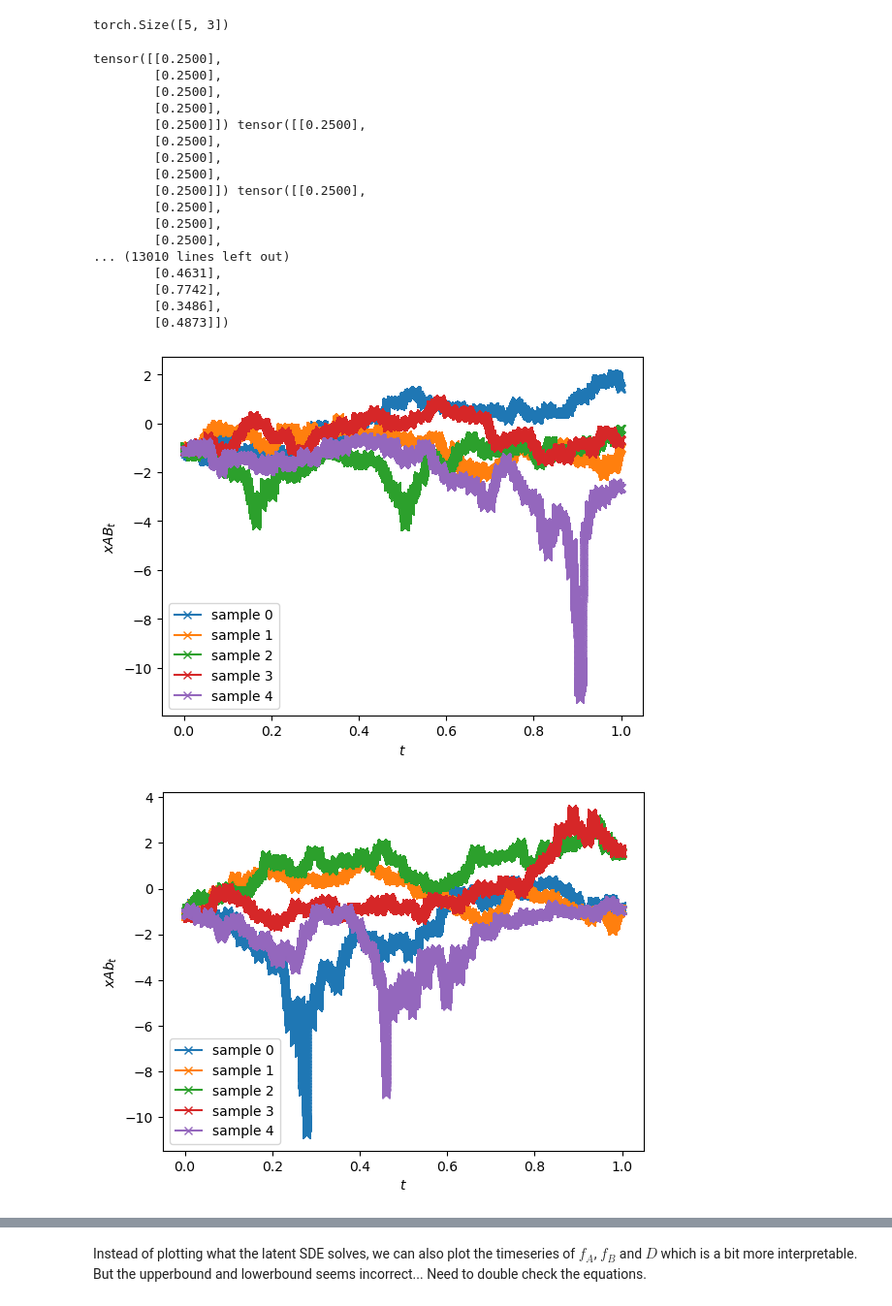
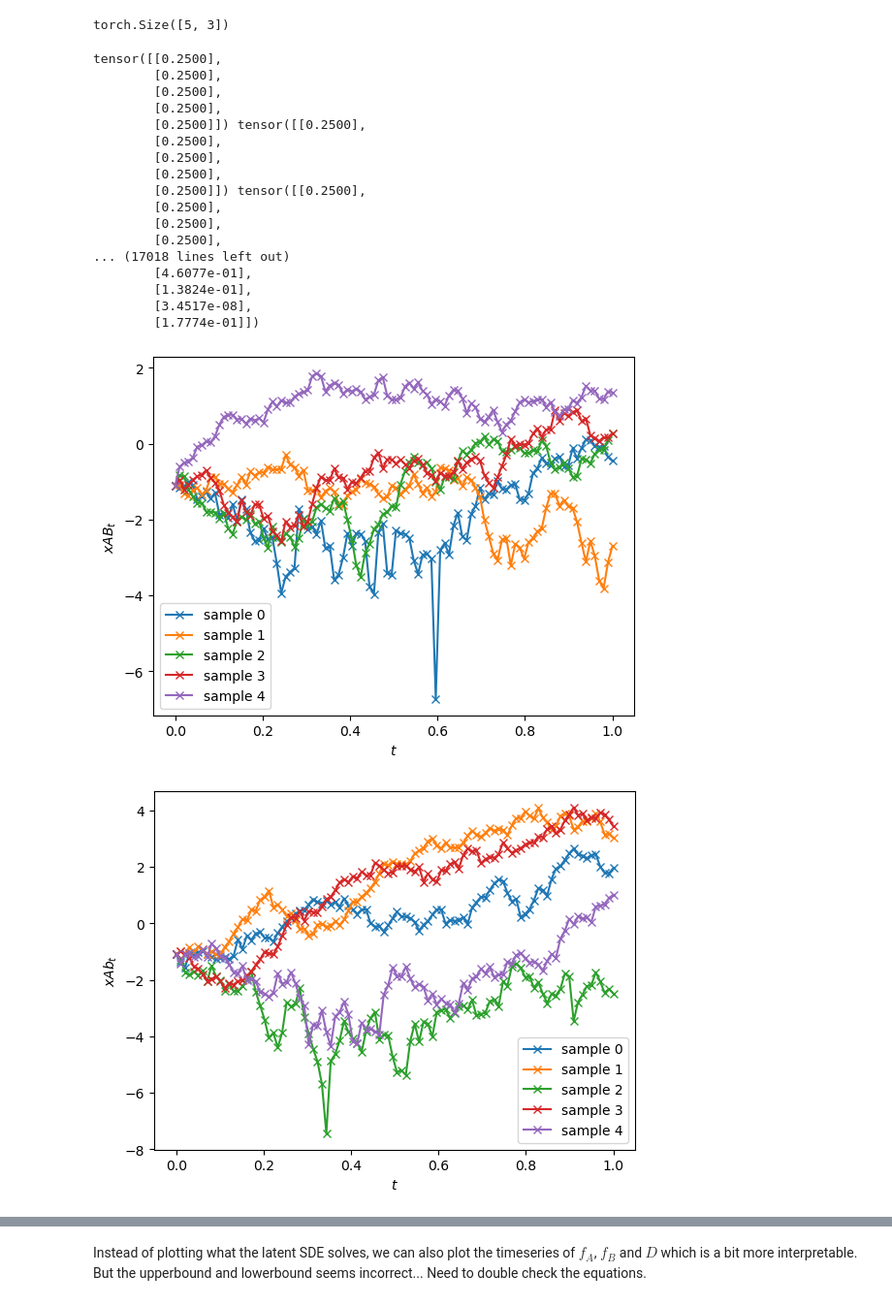
Before and after one commit to jiseonmin/torchsde, a Jupyter notebook: allele_freq_diffusion/demo.ipynb, the cells around one changed output, grey strips where cells are left out. Shown at 97% size. Saved outputs shown, nothing was run; the diff lists cells and outputs as text; code cells hidden in the pictures.

```diff
--- a/allele_freq_diffusion/demo.ipynb
+++ b/allele_freq_diffusion/demo.ipynb
@@ -65,7 +65,7 @@ class SDE(nn.Module):
         # assume beta1 = beta-1 --> contribution of forward and backward mutations cancel out each other.
 
     def f(self, t, y):
-        return self.alpha * t + torch.zeros_like(y) # this is selection term (initially Ns = 0.1)
+        return self.alpha + torch.zeros_like(y) # this is selection term (initially Ns = 0.1)
         # return torch.sin(t) + self.theta * y
 
     def g(self, t, y):
@@ -246,82 +246,96 @@ class SDE2locus(nn.Module):
         self.theta = nn.Parameter(torch.tensor(0.1), requires_grad=False)  # Scalar parameter.
         self.noise_type = "general"
         self.sde_type = "ito"
-        self.alpha1 = -0.
+        self.alpha1 = -0.01
         self.alpha2 = 0.
-        self.beta1 = 0. # assume one way mutation from a to A
+        self.beta1 = 0.001 # assume one way mutation from a to A
+        self.beta2 = 0.001
         self.gamma = 0.02
 
 
     def h(self, t, y):
-        xAB, xAb, xaB = torch.split(y, split_size_or_sections=(1, 1, 1), dim=1)
+        xAB, xAb, xaB, xab = torch.split(y, split_size_or_sections=(1, 1, 1, 1), dim=1)
 
         fAB = torch.exp(xAB) / (1 + torch.exp(xAB))
         fAb = torch.exp(xAb) / (1 + torch.exp(xAb))
         faB = torch.exp(xaB) / (1 + torch.exp(xaB))
-        fab = 1 - fAB - fAb - faB
+        fab = torch.exp(xab) / (1 + torch.exp(xab))
+        fsum = fAB + fAb + faB + fab
+        fAB = fAB / fsum
+        fAb = fAb / fsum
+        faB = faB / fsum
+        fab = fab / fsum
 
 
-        D = fAB * (1 - fAB - fAb - faB) - fAb * faB
-        hAB = self.alpha1 + self.alpha2 + (self.beta1 * faB - self.gamma * D) * (1 + torch.exp(xAB)) ** 2 / torch.exp(xAB)
-        hAb = self.alpha1 + (self.beta1 * fab + self.gamma * D) * (1 + torch.exp(xAb)) ** 2 / torch.exp(xAb)
-        haB = self.alpha2 + (-self.beta1 * faB + self.gamma * D) * (1 + torch.exp(xaB)) ** 2 / torch.exp(xaB)
-        print(fAB, fAb, faB)
-        return torch.cat([hAB, hAb, haB], dim=1)
+        D = fAB * fab - fAb * faB
+        hAB = self.alpha1 + self.alpha2 + (self.beta1 * faB + self.beta2 * fAb - self.gamma * D) / fAB / (fAb+faB+fab)
+        hAb = self.alpha1 + (self.beta1 * fab - self.beta2 * fAb + self.gamma * D) / fAb / (fAB+faB+fab)
+        haB = self.alpha2 + (-self.beta1 * faB + self.beta2 * fab + self.gamma * D) / faB / (fAB+fAb+fab)
+        hab = (-self.beta1 * fab - self.beta2 * fab - self.gamma * D) / fab / (fAB+fAb+faB)
+        print(fAB, fAb, faB, fab)
+        return torch.cat([hAB, hAb, haB, hab], dim=1)
 
     def g(self, t, y):
         # Adding similar regularizing factor to keep y's from exploding and keeping D positive definite.
 
-        xAB, xAb, xaB = torch.split(y, split_size_or_sections=(1, 1, 1), dim=1)
+        xAB, xAb, xaB, xab = torch.split(y, split_size_or_sections=(1, 1, 1, 1), dim=1)
         fAB = torch.exp(xAB) / (1 + torch.exp(xAB))
         fAb = torch.exp(xAb) / (1 + torch.exp(xAb))
         faB = torch.exp(xaB) / (1 + torch.exp(xaB))
-        fab = 1 - fAB - fAb - faB
+        fab = torch.exp(xaB) / (1 + torch.exp(xaB))
+        fsum = fAB + fAb + faB + fab
+        fAB = fAB / fsum
+        fAb = fAb / fsum
+        faB = faB / fsum
+        fab = fab / fsum
 
-        diagAB = fAB * 1 / (1 + torch.exp(xAB)) * torch.sigmoid(10*(-xAB+10)) * torch.sigmoid(10*(xAB+10))
-        diagAb = fAb * 1 / (1 + torch.exp(xAb)) * torch.sigmoid(10*(-xAb+10)) * torch.sigmoid(10*(xAb+10))
-        diagaB = faB * 1 / (1 + torch.exp(xaB)) * torch.sigmoid(10*(-xaB+10)) * torch.sigmoid(10*(xaB+10))
-        D_matrix = torch.cat([torch.cat([diagAB, -2*fAB*fAb, -2* fAB*faB],dim=1),
-        torch.cat([torch.zeros_like(fAB), diagAb, -2 * fAb*faB],dim=1),
-        torch.cat([torch.zeros_like(fAB), torch.zeros_like(fAB), diagaB],dim=1)],dim=1)
-        D_matrix = D_matrix.reshape(fAB.shape[0],3,3)
+        diagAB = fAB * (fAb + faB + fab) * torch.sigmoid(10*(-xAB+10)) * torch.sigmoid(10*(xAB+10))
+        diagAb = fAb * (fAB + faB + fab) * torch.sigmoid(10*(-xAb+10)) * torch.sigmoid(10*(xAb+10))
+        diagaB = faB * (fAB + fAb + faB) * torch.sigmoid(10*(-xaB+10)) * torch.sigmoid(10*(xaB+10))
+        diagab = fab * (fAB + fAb + faB) * torch.sigmoid(10*(-xab+10)) * torch.sigmoid(10*(xab+10))
+        D_matrix = torch.cat([torch.cat([diagAB, -2*fAB*fAb, -2*fAB*faB, -2*fAB*fab],dim=1),
+        torch.cat([torch.zeros_like(fAB), diagAb, -2*fAb*faB, -2*fAb*fab],dim=1),
+        torch.cat([torch.zeros_like(fAB), torch.zeros_like(fAB), diagaB, -2*faB*fab],dim=1),
+        torch.cat([torch.zeros_like(fAB), torch.zeros_like(fAB), torch.zeros_like(fAB), diagab],dim=1)],dim=1)
+        D_matrix = D_matrix.reshape(fAB.shape[0],4,4)
         sigma = torch.linalg.cholesky(D_matrix)
 
         # gAB = 2 * torch.cosh(0.5 * xAB)
         # gAb = 2 * torch.cosh(0.5 * xAb)
         # gaB = 2 * torch.cosh(0.5 * xaB)
-        gs = torch.diag_embed(torch.cat([1/fAB/(1-fAB),1/fAb/(1-fAb),1/faB/(1-faB)], dim=1))*sigma
+        gs = torch.diag_embed(torch.cat([1/fAB/(fAb+faB+fab),
+        1/fAb/(fAB+faB+fab),1/faB/(fAB+fAb+fab),1/fab/(fAB+fAb+faB)], dim=1))*sigma
         return gs
 
 sde_new_name = SDE2locus()
 
-batch_size, state_size, t_size = 5, 3, 70000
-sde = SDE()
+batch_size, state_size, t_size = 5, 4, 100
 ts = torch.linspace(0, 1, t_size)
 y0 = torch.full(size=(batch_size, state_size), fill_value=torch.log(torch.tensor(0.25/0.75)))
 
 with torch.no_grad():
     # Supply a dictionary to the argument `names`.
     ys = torchsde.sdeint(sde_new_name, y0, ts, method='euler', names={'drift': 'h'})
 plot(ts, ys[:,:,0], xlabel='$t$', ylabel='$xAB_t$')
 plot(ts, ys[:,:,1], xlabel='$t$', ylabel='$xAb_t$')
 plot(ts, ys[:,:,2], xlabel='$t$', ylabel='$xaB_t$')
 # %% [output]
 tensor([[0.2500],
         [0.2500],
         [0.2500],
         [0.2500],
         [0.2500]]) tensor([[0.2500],
         [0.2500],
         [0.2500],
         [0.2500],
         [0.2500]]) tensor([[0.2500],
         [0.2500],
         [0.2500],
         [0.2500],
-... (13010 lines left out)
-        [0.4631],
-        [0.7742],
-        [0.3486],
-        [0.4873]])
+... (17018 lines left out)
+        [4.6077e-01],
+        [1.3824e-01],
+        [3.4517e-08],
+        [1.7774e-01]])
-[figure, old version]
+[figure, new version]
-[figure, old version]
+[figure, new version]
```
Also changed, not shown: parts of 10 cells of this notebook.
